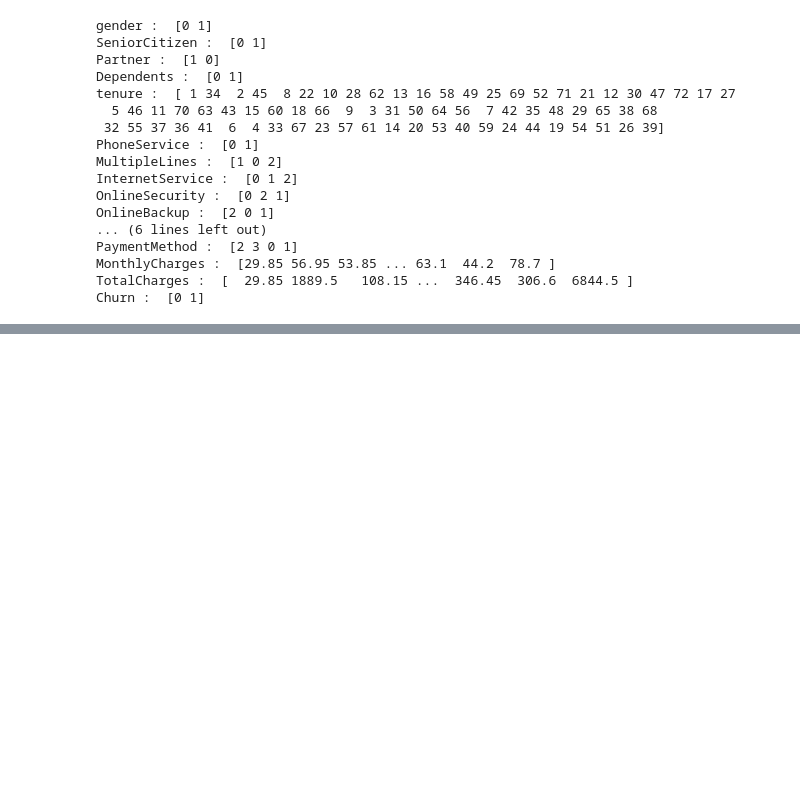
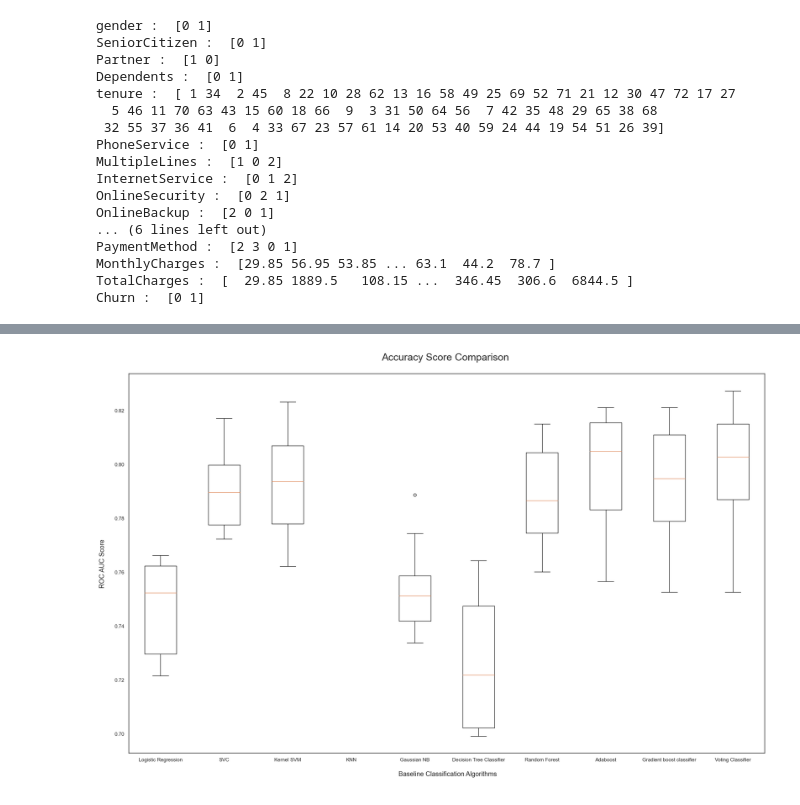
Before and after one commit to hmtalha786/Movie-Review-Sentiment-Analysis, a Jupyter notebook: Code.ipynb, the cells around one changed output, grey strips where cells are left out. Saved outputs shown, nothing was run; the diff lists cells and outputs as text; code cells hidden in the pictures; blank space fills up the shorter version.

```diff
--- a/Code.ipynb
+++ b/Code.ipynb
@@ -618,0 +628,17 @@ Churn :  [0 1]
+# %%
+scaler = StandardScaler()
+X_train[col] = StandardScaler().fit_transform(X_train[col])
+X_test[col] = StandardScaler().fit_transform(X_test[col])
+# %%
+models = []
+
+models.append(('Logistic Regression', LogisticRegression(solver='liblinear', random_state = 0, class_weight='balanced')))
+models.append(('SVC', SVC(kernel = 'linear', random_state = 0)))
+models.append(('Kernel SVM', SVC(kernel = 'rbf', random_state = 0)))
+models.append(('KNN', KNeighborsClassifier(n_neighbors = 5, metric = 'minkowski', p = 2)))
+models.append(('Gaussian NB', GaussianNB()))
+models.append(('Decision Tree Classifier', DecisionTreeClassifier(criterion = 'entropy', random_state = 0)))
+models.append(('Random Forest', RandomForestClassifier(n_estimators=100, criterion = 'entropy', random_state = 0)))
+models.append(("Adaboost", AdaBoostClassifier()))
+models.append(("Gradient boost classifier", GradientBoostingClassifier()))
+models.append(("Voting Classifier",  VotingClassifier(estimators=[('gbc', GradientBoostingClassifier()), ('lr', LogisticRegression()), ('abc',  AdaBoostClassifier())], voting='soft')))
@@ -618,0 +689,23 @@ Churn :  [0 1]
+# %%
+fig = plt.figure(figsize=(25,15))
+ax = fig.add_subplot(111)
+plt.boxplot(acc_results)
+ax.set_xticklabels(names)
+
+plt.ylabel('ROC AUC Score\n',
+horizontalalignment="center",fontstyle = "normal",
+fontsize = "large", fontfamily = "sans-serif")
+
+plt.xlabel('\n Baseline Classification Algorithms\n',
+horizontalalignment="center",fontstyle = "normal",
+fontsize = "large", fontfamily = "sans-serif")
+
+plt.title('Accuracy Score Comparison \n',
+horizontalalignment="center", fontstyle = "normal",
+fontsize = "22", fontfamily = "sans-serif")
+
+plt.xticks(rotation=0, horizontalalignment="center")
+plt.yticks(rotation=0, horizontalalignment="right")
+plt.show()
+# %% [output]
+[figure, added]
```
Also changed, not shown: parts of 6 cells of this notebook.
